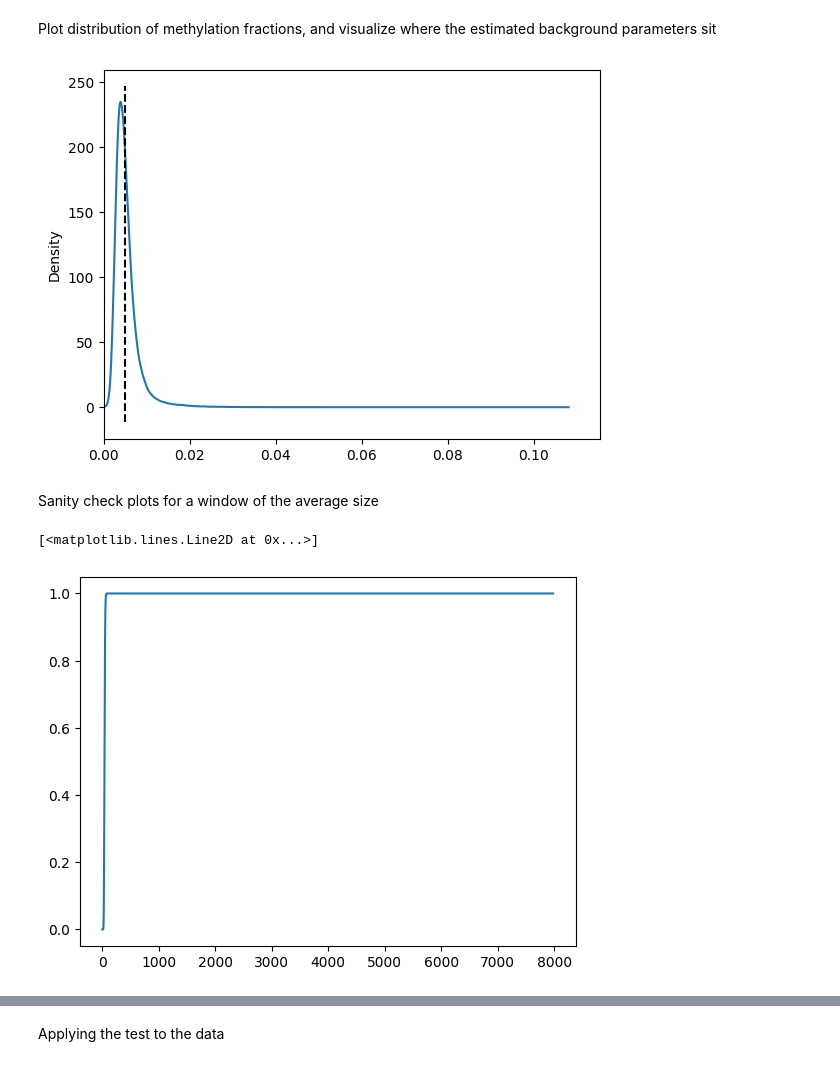
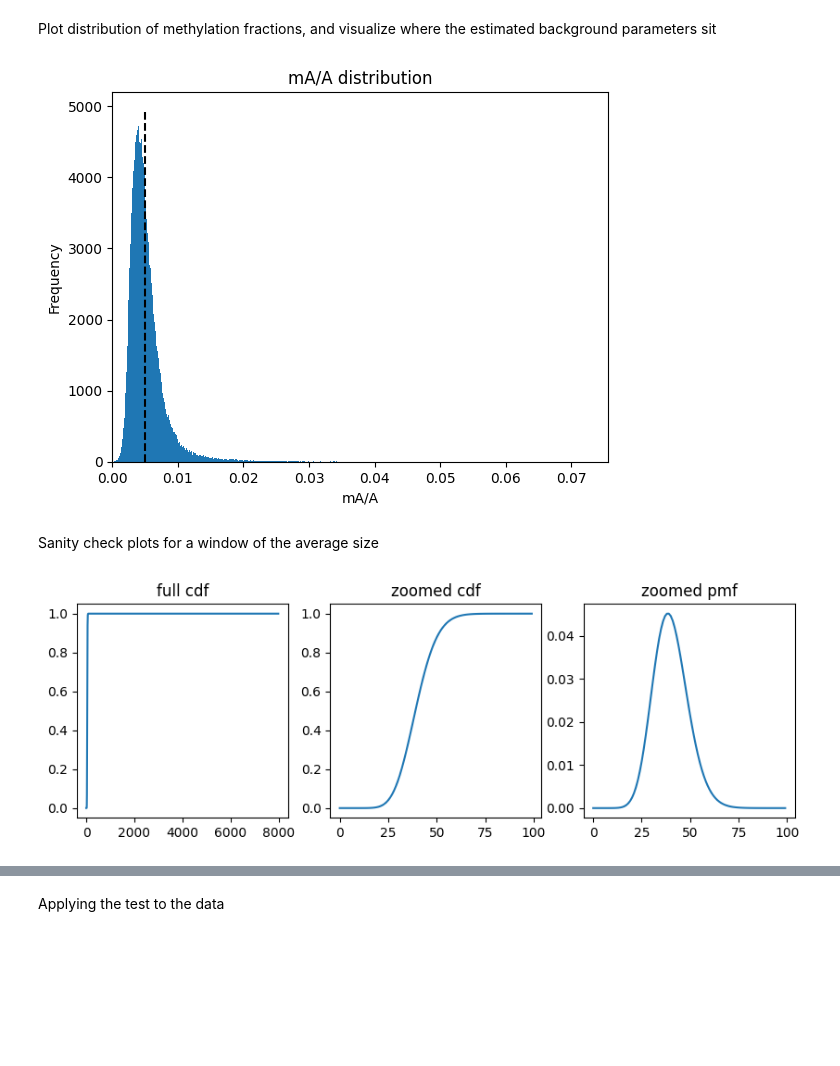
Before and after one commit to streetslab/multimodal-dimelo, a Jupyter notebook: review_prototyping.ipynb, the cells around one changed output, grey strips where cells are left out. Cells and saved outputs as stored; diff of their text form; code cells hidden in the pictures; blank space fills up the shorter version.

Commit message:
progress on peak calling

```diff
--- a/review_prototyping.ipynb
+++ b/review_prototyping.ipynb
@@ -11,7 +13,16 @@ import numpy as np
 import config
 # %%
 modkit_exe = Path("/Users/jeremy/devspace/cargo_local/bin/modkit")
-# Starting with 1000bp windows of chr11 as a test (the pileup for the browser happens to be all of chr11)
+
+# Starting with chr11 as a test (the pileup for the browser happens to be all of chr11)
+pileup_file = config.processed_data_dir / "pileup.20240923_dimelo_access_background.dorado_v102_sup_v500_5mC_5hmC_v3_6mA_v3.trim.align.filtered.q10.browser" / "pileup.sorted.bed.gz"
+ctcf_chip_seq_file = Path("/Users/jeremy/devspace/multimodal-dimelo/review_data/chr11_ctcf_chip_peaks.bed")
+# tss_file = Path("/Users/jeremy/devspace/multimodal-dimelo/review_data/chr11_q4_tss.slop250.bed")
 window_file = Path("/Users/jeremy/devspace/reference_data/beds/chm13v2.0_windows_1000bp/chm13v2.0_windows_1000bp_chr11.bed")
-pileup_file = config.processed_data_dir / "pileup.20240923_dimelo_access_background.dorado_v102_sup_v500_5mC_5hmC_v3_6mA_v3.trim.align.filtered.q10.browser" / "pileup.sorted.bed.gz"
+
+
 output_dir = config.working_dir / "review_data"
+
+modkit_stats_file = output_dir / "modkit_stats_chr11_1000bp.tsv"
+label_file = output_dir / "window_labels_chr11_1000bp.tsv"
+ctcf_chip_window_assignment_file = output_dir / "ctcf_chip_assignments_chr11_1000bp.tsv"
@@ -23,3 +54,3 @@ output_file = output_dir / "modkit_stats_chr11_1000bp.tsv"
 # %%
-df = pd.read_csv(output_file, sep="\t")[["#chrom", "start", "end", "count_a", "count_valid_a"]]
+modkit_stats_df = pd.read_csv(modkit_stats_file, sep="\t")[["#chrom", "start", "end", "count_a", "count_valid_a"]]
 # %%
@@ -42,8 +73,8 @@ df
 Setting background parameters
 # %%
 # Option 1: averages
-alpha = np.round(df["count_a"].mean())
-beta = np.round(df["count_valid_a"].mean() - alpha)
+alpha = np.round(modkit_stats_df["count_a"].mean())
+beta = np.round(modkit_stats_df["count_valid_a"].mean() - alpha)
 print(f"alpha: {alpha}, beta: {beta}")
 # %% [output]
 alpha: 40.0, beta: 7944.0
@@ -54,21 +85,30 @@ alpha: 40.0, beta: 7944.0
 # print(f"alpha: {alpha}, beta: {beta}")
 # %% [markdown]
 Plot distribution of methylation fractions, and visualize where the estimated background parameters sit
-# %%
-(df["count_a"] / df["count_valid_a"]).plot.kde()
-y_min, y_max = plt.ylim()
-plt.vlines(alpha / (alpha + beta), y_min, y_max, color="k", linestyle="--")
-plt.xlim([0, None])
-plt.show()
-# %% [output]
-[figure, removed]
+# %%
+(modkit_stats_df["count_a"] / modkit_stats_df["count_valid_a"]).plot.hist(bins=500)
+y_min, y_max = plt.ylim()
+plt.vlines(alpha / (alpha + beta), y_min, y_max, color="k", linestyle="--")
+plt.xlim([0, None])
+plt.xlabel("mA/A")
+plt.title("mA/A distribution")
+plt.show()
+# %% [output]
+[figure, added]
 # %% [markdown]
 Sanity check plots for a window of the average size
 # %%
 n = int(alpha + beta)
 x = np.linspace(0, n, n+1)
 y = stats.betabinom.cdf(x, n, alpha, beta)
-plt.plot(x, y)
+fig, axs = plt.subplots(1, 3, figsize=(10,3))
+axs[0].plot(x, y)
+axs[0].set_title("full cdf")
+axs[1].plot(x[:100], y[:100])
+axs[1].set_title("zoomed cdf")
+y = stats.betabinom.pmf(x, n, alpha, beta)
+axs[2].plot(x[:100], y[:100])
+axs[2].set_title("zoomed pmf")
+plt.show()
 # %% [output]
-[<matplotlib.lines.Line2D at 0x...>]
-[figure, old version]
+[figure, new version]
```
Also changed, not shown: parts of 54 cells of this notebook, 1 other file.
